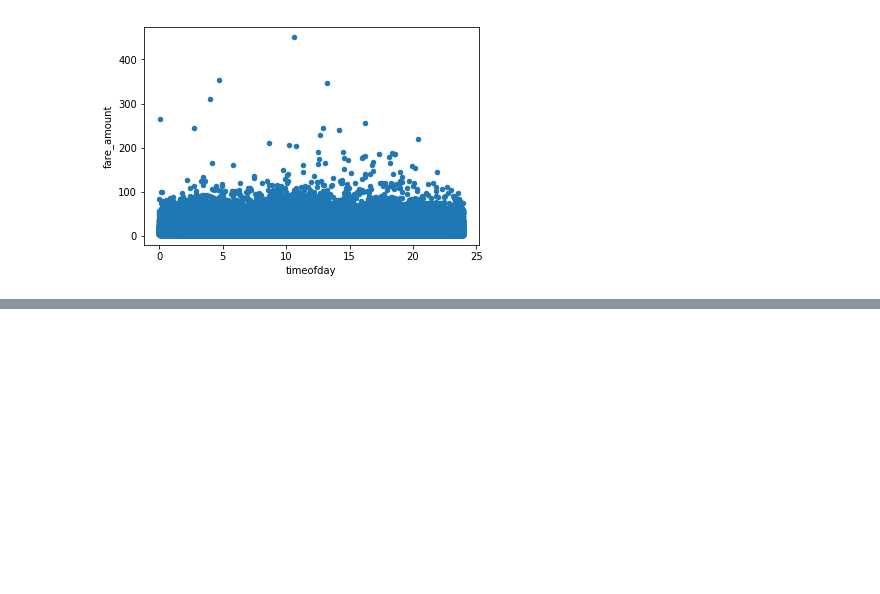
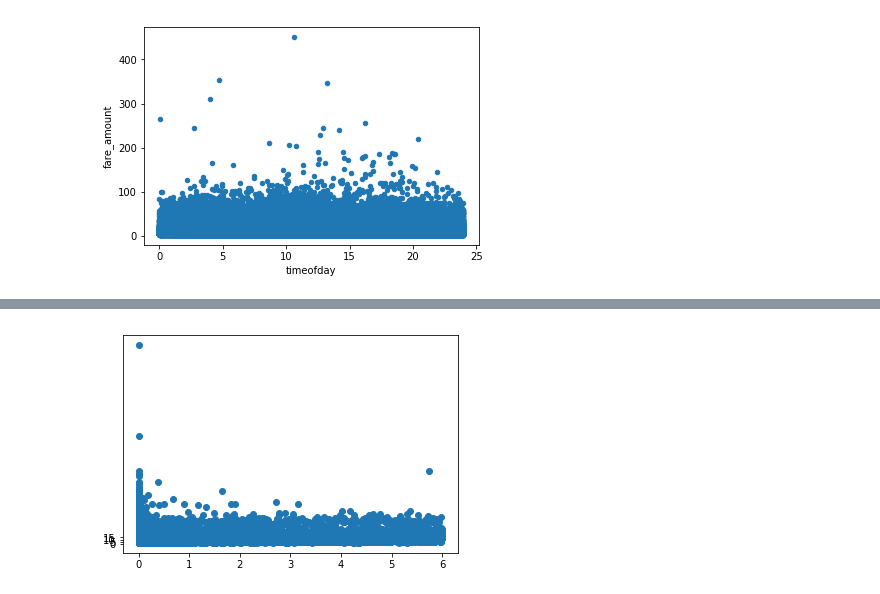
Before and after one commit to shengcode/CSE-519---Data-Science, a Jupyter notebook: CSE519HW2.ipynb, the cells around one changed output, grey strips where cells are left out. Drawn from its saved outputs; the diff is of its cells as text; code cells hidden in the pictures; blank space fills up the shorter version.

```diff
--- a/CSE519HW2.ipynb
+++ b/CSE519HW2.ipynb
@@ -347,0 +409,9 @@ plot3_3=df_clean_ondistance.plot(kind='scatter',x='timeofday', y='fare_amount')
+# %%
+x2=OutManhattan_short['travelDistance']
+y2=OutManhattan_short['fare_amount']
+plt.scatter(x2, y2,  marker='o')
+plt.yticks(np.arange(0, 20, 5))
+
+plt.show()
+# %% [output]
+[figure, added]
```
Also changed, not shown: parts of 15 cells of this notebook.
